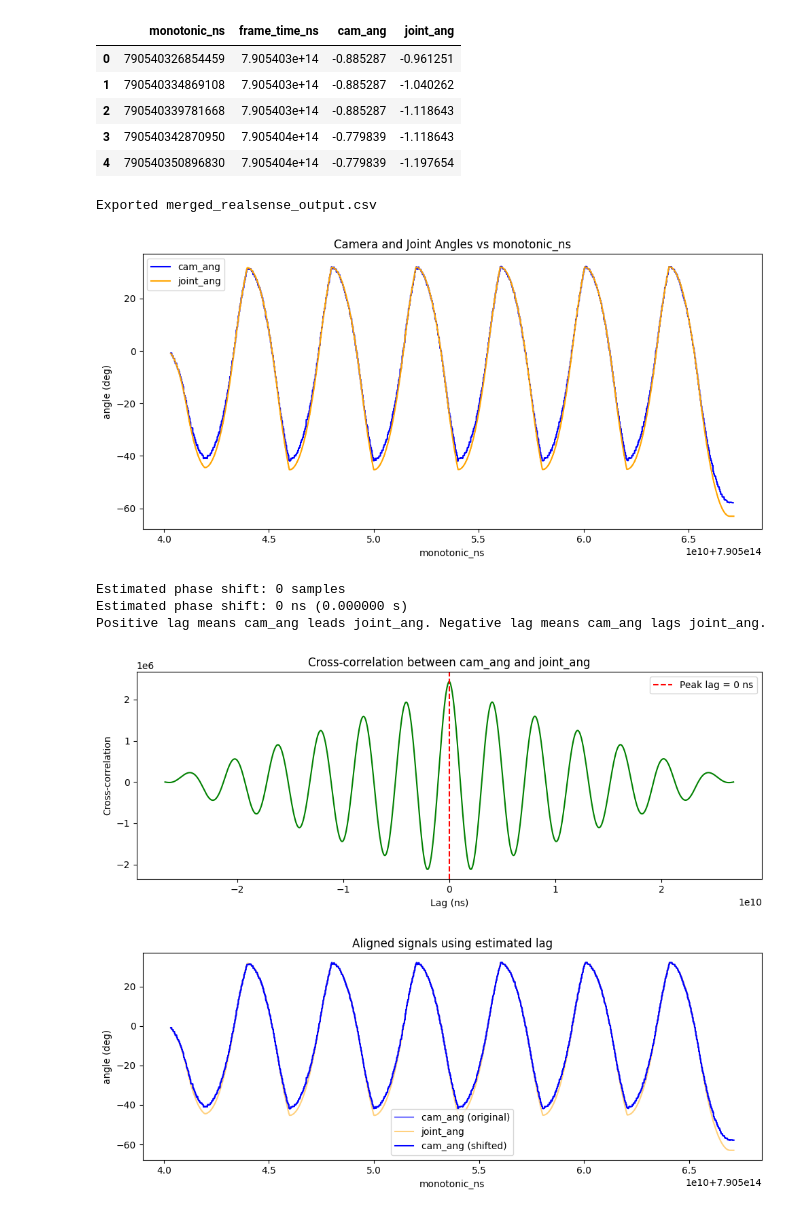
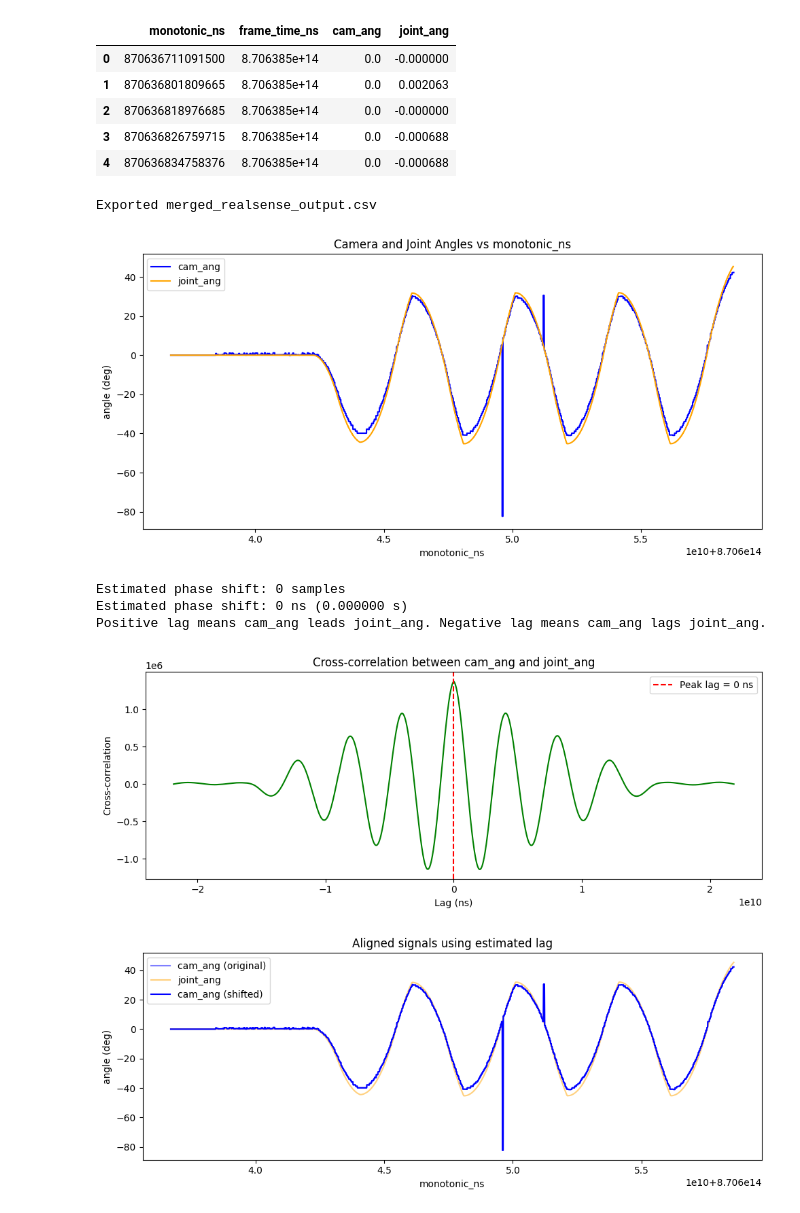
Before and after one commit to zruan-rf/latency_gen-umi, a Jupyter notebook: test.ipynb, the cells around one changed output. Cells and saved outputs as stored; diff of their text form; code cells hidden in the pictures.

```diff
--- a/test.ipynb
+++ b/test.ipynb
@@ -7,40 +31,38 @@ import numpy as np
 # %%
 cam_data = pd.read_csv("realsense_processed.csv")
 joint_data = pd.read_csv("joint_log_left.csv")
-
 # Keep only monotonic_ns and q5 from joint log and compute abs joint_ang relative to first q5
 joint_data = joint_data[["monotonic_ns", "q5"]].copy()
 joint_data["q5"] = pd.to_numeric(joint_data["q5"], errors="coerce")
 joint_zero = joint_data["q5"].iloc[0]
 joint_data["joint_ang"] = -(joint_data["q5"] - joint_zero) * 180.0 / np.pi
 
 # Compute cam_ang from unit vectors x/y relative to first row angle, then use abs and cap over 90 by subtracting 90
 cam_data = cam_data.copy()
 cam_data["vector_x"] = pd.to_numeric(cam_data["vector_x"], errors="coerce")
 cam_data["vector_y"] = pd.to_numeric(cam_data["vector_y"], errors="coerce")
 first_cam_angle = np.arctan2(cam_data.loc[0, "vector_y"], cam_data.loc[0, "vector_x"])
 cam_data["cam_ang"] = np.degrees(np.arctan2(cam_data["vector_y"], cam_data["vector_x"]) - first_cam_angle)
 cam_data["cam_ang"] = ((cam_data["cam_ang"] + 180) % 360) - 180
 
 # Merge on monotonic_ns, keep both sides, sort and backfill missing values
 merged = pd.merge(cam_data, joint_data, on="monotonic_ns", how="outer", suffixes=("_cam", "_joint"))
 merged = merged.sort_values("monotonic_ns").reset_index(drop=True)
 merged = merged.bfill()
 merged = merged[["monotonic_ns", "frame_time_ns", "cam_ang", "joint_ang"]]
 
 # Restrict to the region of interest
 # merged = merged[(merged["monotonic_ns"] > 24253284416022) & (merged["monotonic_ns"] < 24275868433837)].reset_index(drop=True)
-merged = merged[(merged["monotonic_ns"] > 790540318860284)].reset_index(drop=True)
+# merged = merged[(merged["monotonic_ns"] > 790540318860284)].reset_index(drop=True)
 
-790540318860284
 merged.head()
 # %% [output]
 |  | monotonic_ns | frame_time_ns | cam_ang | joint_ang |
-| 0 | 790540326854459 | 7.905403e+14 | -0.885287 | -0.961251 |
-| 1 | 790540334869108 | 7.905403e+14 | -0.885287 | -1.040262 |
-| 2 | 790540339781668 | 7.905403e+14 | -0.885287 | -1.118643 |
-| 3 | 790540342870950 | 7.905404e+14 | -0.779839 | -1.118643 |
-| 4 | 790540350896830 | 7.905404e+14 | -0.779839 | -1.197654 |
+| 0 | 870636711091500 | 8.706385e+14 | 0.0 | -0.000000 |
+| 1 | 870636801809665 | 8.706385e+14 | 0.0 | 0.002063 |
+| 2 | 870636818976685 | 8.706385e+14 | 0.0 | -0.000000 |
+| 3 | 870636826759715 | 8.706385e+14 | 0.0 | -0.000688 |
+| 4 | 870636834758376 | 8.706385e+14 | 0.0 | -0.000688 |
 # %%
 merged.to_csv("merged_realsense_output.csv", index=False)
 print("Exported merged_realsense_output.csv")
@@ -57,7 +79,7 @@ plt.title("Camera and Joint Angles vs monotonic_ns")
 plt.tight_layout()
 plt.show()
 # %% [output]
-[figure, old version]
+[figure, new version]
 # %%
 # Measure phase shift between cam_ang and joint_ang in monotonic_ns using cross-correlation.
 clean = merged[['monotonic_ns', 'cam_ang', 'joint_ang']].dropna()
@@ -113,8 +135,8 @@ plt.show()
 Estimated phase shift: 0 samples
 Estimated phase shift: 0 ns (0.000000 s)
 Positive lag means cam_ang leads joint_ang. Negative lag means cam_ang lags joint_ang.
-[figure, old version]
+[figure, new version]
-[figure, old version]
+[figure, new version]
 # %%
 
 from scipy.signal import savgol_filter
```
Also changed, not shown: parts of 3 cells of this notebook, 7 other files.
